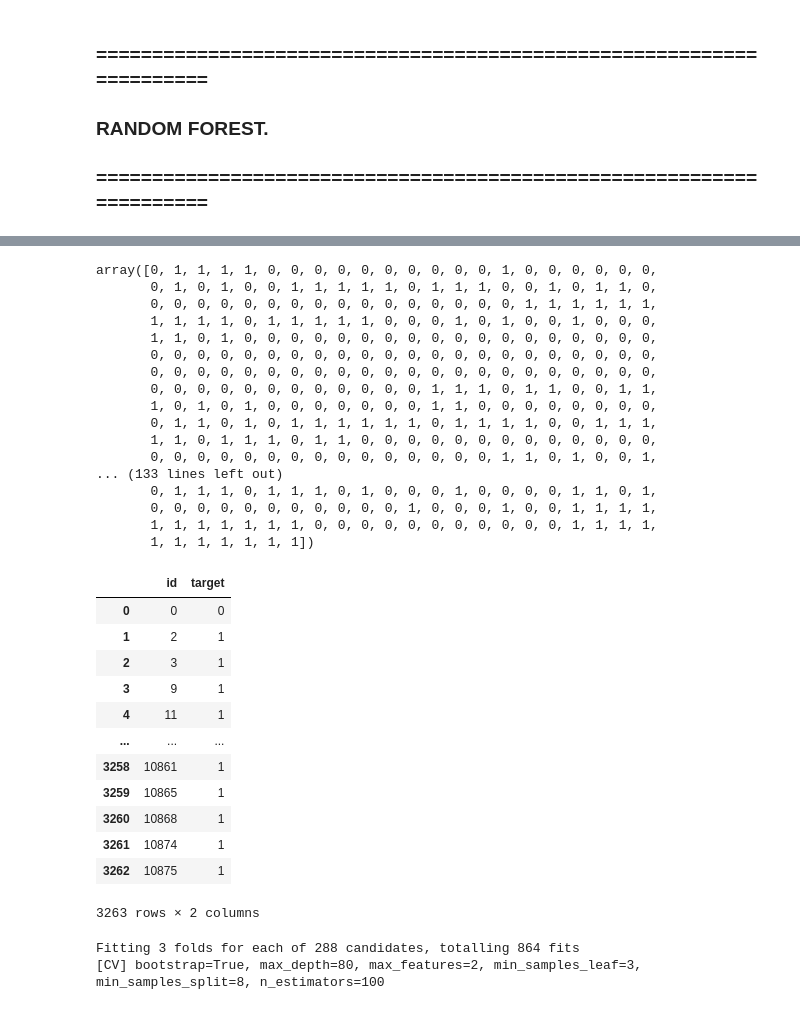
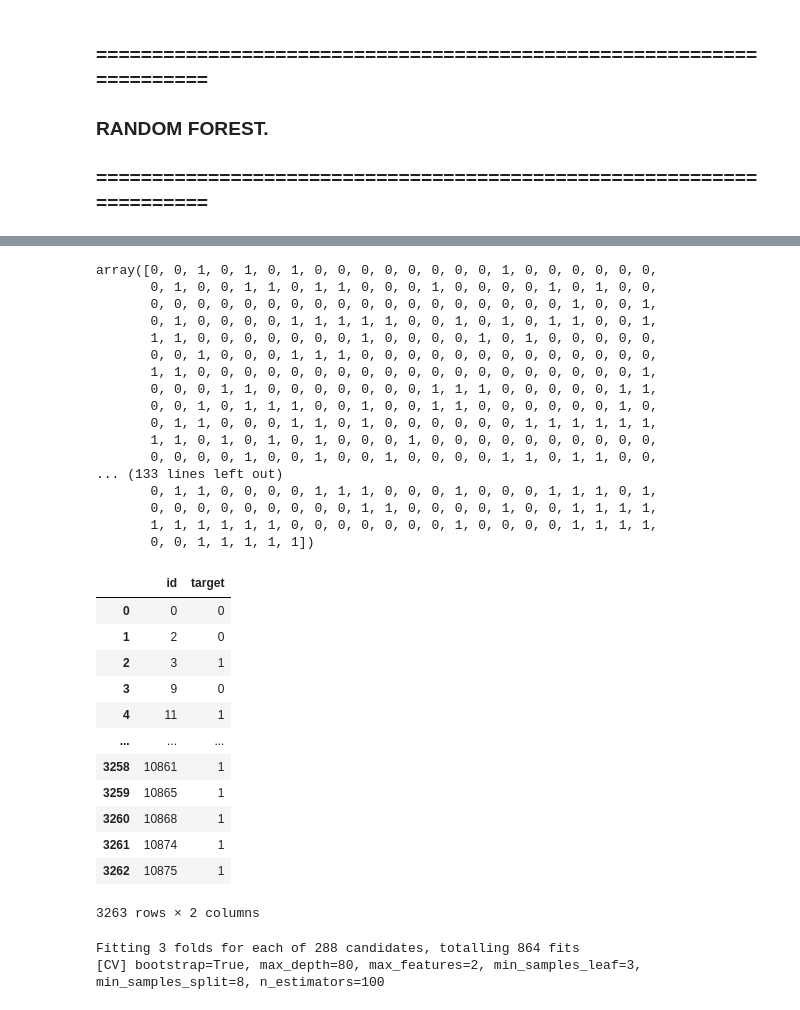
Before and after one commit to patopizzini/Organizacion_Datos_1C2020, a Jupyter notebook: TP2/TP2 ALGORITMOS.ipynb, the cells around one changed output, grey strips where cells are left out. Saved outputs shown, nothing was run; the diff lists cells and outputs as text; code cells hidden in the pictures.

```diff
--- a/TP2/TP2 ALGORITMOS.ipynb
+++ b/TP2/TP2 ALGORITMOS.ipynb
@@ -123,6 +144,8 @@ original_sample_submission = pd.read_csv('data/sample_submission.csv')
 #MARCAMOS EL TAGET/LABEL A TRABAJAR EN TRAIN.
 original_train_label = np.array(original_train['target'])
 original_train_features = original_train.drop('target', axis = 1)
+original_train_features = original_train_features.drop('id', axis = 1)
+original_test = original_test.drop('id', axis = 1)
 # %%
 rf_model = RandomForestClassifier(n_jobs=2,random_state=1,max_features=10,max_depth=50, min_samples_split=5)
 rf_model.fit(original_train_features,original_train_label)
@@ -130,33 +167,35 @@ preds = rf_model.predict(original_test)
 # %%
 preds
 # %% [output]
-array([0, 1, 1, 1, 1, 0, 0, 0, 0, 0, 0, 0, 0, 0, 0, 1, 0, 0, 0, 0, 0, 0,
-       0, 1, 0, 1, 0, 0, 1, 1, 1, 1, 1, 0, 1, 1, 1, 0, 0, 1, 0, 1, 1, 0,
-       0, 0, 0, 0, 0, 0, 0, 0, 0, 0, 0, 0, 0, 0, 0, 0, 1, 1, 1, 1, 1, 1,
-       1, 1, 1, 1, 0, 1, 1, 1, 1, 1, 0, 0, 0, 1, 0, 1, 0, 0, 1, 0, 0, 0,
-       1, 1, 0, 1, 0, 0, 0, 0, 0, 0, 0, 0, 0, 0, 0, 0, 0, 0, 0, 0, 0, 0,
-       0, 0, 0, 0, 0, 0, 0, 0, 0, 0, 0, 0, 0, 0, 0, 0, 0, 0, 0, 0, 0, 0,
-       0, 0, 0, 0, 0, 0, 0, 0, 0, 0, 0, 0, 0, 0, 0, 0, 0, 0, 0, 0, 0, 0,
-       0, 0, 0, 0, 0, 0, 0, 0, 0, 0, 0, 0, 1, 1, 1, 0, 1, 1, 0, 0, 1, 1,
-       1, 0, 1, 0, 1, 0, 0, 0, 0, 0, 0, 0, 1, 1, 0, 0, 0, 0, 0, 0, 0, 0,
-       0, 1, 1, 0, 1, 0, 1, 1, 1, 1, 1, 1, 0, 1, 1, 1, 1, 0, 0, 1, 1, 1,
-       1, 1, 0, 1, 1, 1, 0, 1, 1, 0, 0, 0, 0, 0, 0, 0, 0, 0, 0, 0, 0, 0,
-       0, 0, 0, 0, 0, 0, 0, 0, 0, 0, 0, 0, 0, 0, 0, 1, 1, 0, 1, 0, 0, 1,
+array([0, 0, 1, 0, 1, 0, 1, 0, 0, 0, 0, 0, 0, 0, 0, 1, 0, 0, 0, 0, 0, 0,
+       0, 1, 0, 0, 1, 1, 0, 1, 1, 0, 0, 0, 1, 0, 0, 0, 0, 1, 0, 1, 0, 0,
+       0, 0, 0, 0, 0, 0, 0, 0, 0, 0, 0, 0, 0, 0, 0, 0, 0, 0, 1, 0, 0, 1,
+       0, 1, 0, 0, 0, 0, 1, 1, 1, 1, 1, 0, 0, 1, 0, 1, 0, 1, 1, 0, 0, 1,
+       1, 1, 0, 0, 0, 0, 0, 0, 0, 1, 0, 0, 0, 0, 1, 0, 1, 0, 0, 0, 0, 0,
+       0, 0, 1, 0, 0, 0, 1, 1, 1, 0, 0, 0, 0, 0, 0, 0, 0, 0, 0, 0, 0, 0,
+       1, 1, 0, 0, 0, 0, 0, 0, 0, 0, 0, 0, 0, 0, 0, 0, 0, 0, 0, 0, 0, 1,
+       0, 0, 0, 1, 1, 0, 0, 0, 0, 0, 0, 0, 1, 1, 1, 0, 0, 0, 0, 0, 1, 1,
+       0, 0, 1, 0, 1, 1, 1, 0, 0, 1, 0, 0, 1, 1, 0, 0, 0, 0, 0, 0, 1, 0,
+       0, 1, 1, 0, 0, 0, 1, 1, 0, 1, 0, 0, 0, 0, 0, 0, 1, 1, 1, 1, 1, 1,
+       1, 1, 0, 1, 0, 1, 0, 1, 0, 0, 0, 1, 0, 0, 0, 0, 0, 0, 0, 0, 0, 0,
+       0, 0, 0, 0, 1, 0, 0, 1, 0, 0, 1, 0, 0, 0, 0, 1, 1, 0, 1, 1, 0, 0,
 ... (133 lines left out)
-       0, 1, 1, 1, 0, 1, 1, 1, 0, 1, 0, 0, 0, 1, 0, 0, 0, 0, 1, 1, 0, 1,
-       0, 0, 0, 0, 0, 0, 0, 0, 0, 0, 0, 1, 0, 0, 0, 1, 0, 0, 1, 1, 1, 1,
-       1, 1, 1, 1, 1, 1, 1, 0, 0, 0, 0, 0, 0, 0, 0, 0, 0, 0, 1, 1, 1, 1,
-       1, 1, 1, 1, 1, 1, 1])
+       0, 1, 1, 0, 0, 0, 0, 1, 1, 1, 0, 0, 0, 1, 0, 0, 0, 1, 1, 1, 0, 1,
+       0, 0, 0, 0, 0, 0, 0, 0, 0, 1, 1, 0, 0, 0, 0, 1, 0, 0, 1, 1, 1, 1,
+       1, 1, 1, 1, 1, 1, 0, 0, 0, 0, 0, 0, 0, 1, 0, 0, 0, 0, 1, 1, 1, 1,
+       0, 0, 1, 1, 1, 1, 1])
 # %%
+
+original_test = pd.read_csv('data/processed/original_test.csv')
 kaggle_submission = pd.DataFrame(original_test,columns = ['id'])
 kaggle_submission["target"] = preds
 kaggle_submission
 # %% [output]
 |  | id | target |
 | 0 | 0 | 0 |
-| 1 | 2 | 1 |
+| 1 | 2 | 0 |
 | 2 | 3 | 1 |
-| 3 | 9 | 1 |
+| 3 | 9 | 0 |
 | 4 | 11 | 1 |
 | ... | ... | ... |
 | 3258 | 10861 | 1 |
```
Also changed, not shown: parts of 15 cells of this notebook, 1 other file.
